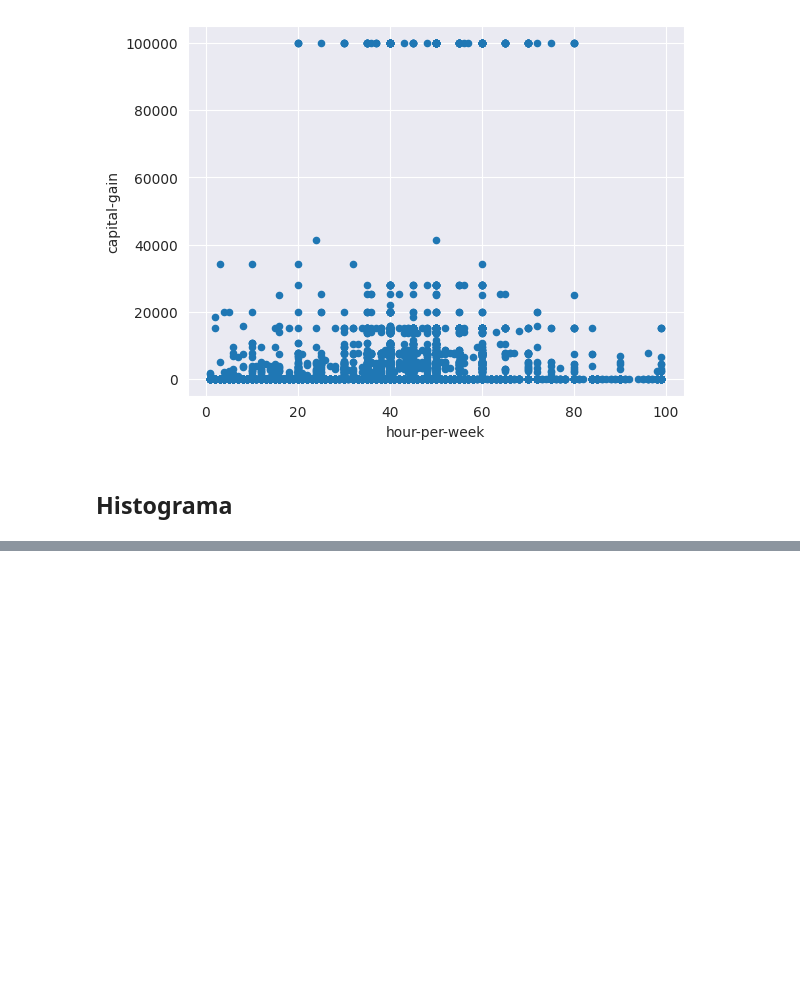
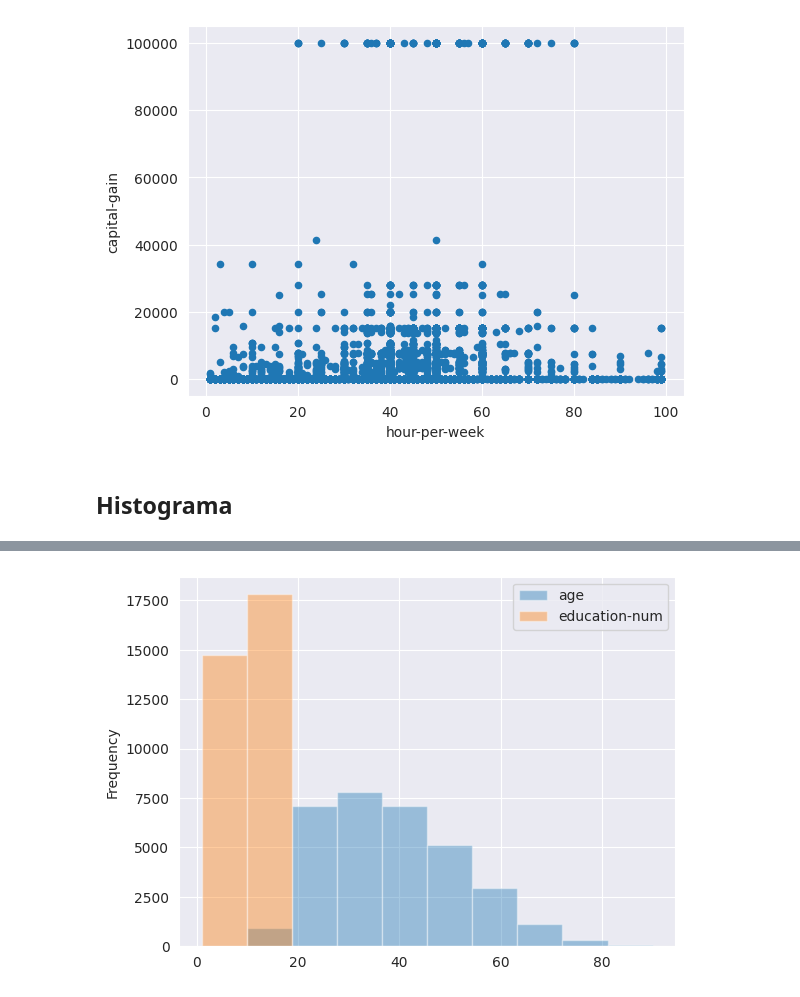
Before and after one commit to Joao-Inacio/Pandas-Descomplicado-Um-Guia-Pratico-para-Iniciantes, a Jupyter notebook: 0.3_Graficos/graficos.ipynb, the cells around one changed output, grey strips where cells are left out. Saved outputs shown, nothing was run; the diff lists cells and outputs as text; code cells hidden in the pictures; blank space fills up the shorter version.

```diff
--- a/0.3_Graficos/graficos.ipynb
+++ b/0.3_Graficos/graficos.ipynb
@@ -168,0 +181,4 @@ df.plot.scatter(x="hour-per-week", y='capital-gain');
+# %%
+df[['age', 'education-num']].plot.hist(alpha=0.4);
+# %% [output]
+[figure, added]
```
Also changed, not shown: parts of 5 cells of this notebook.
